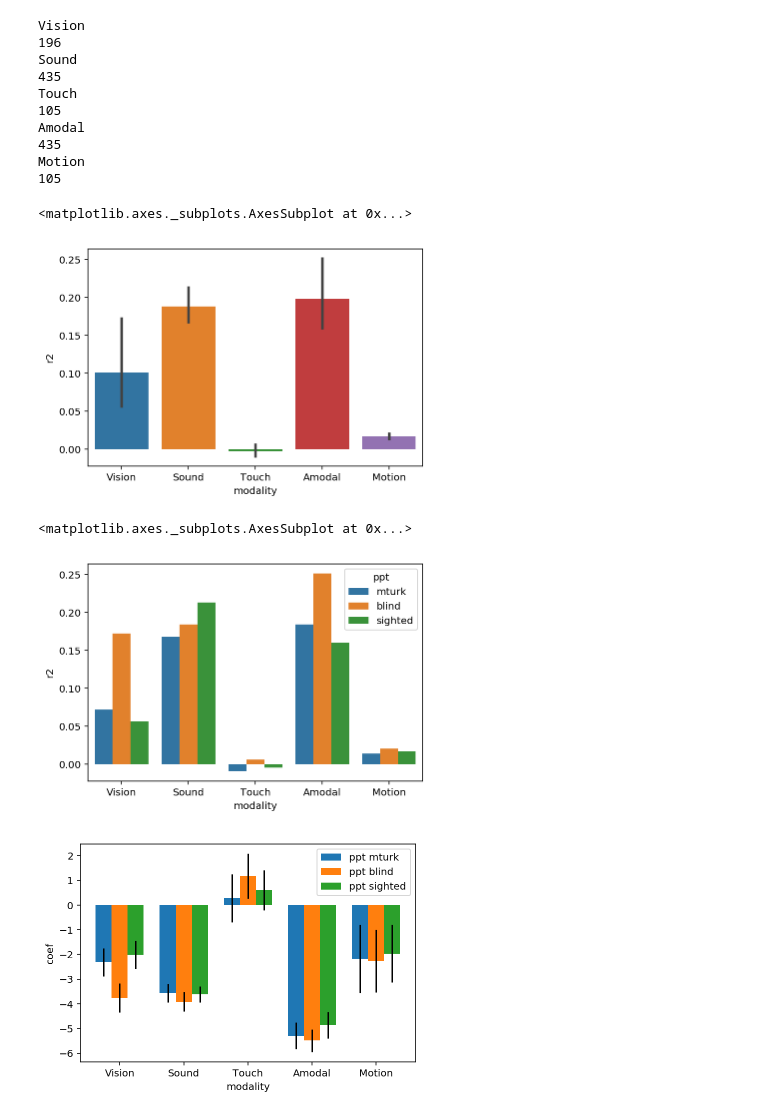
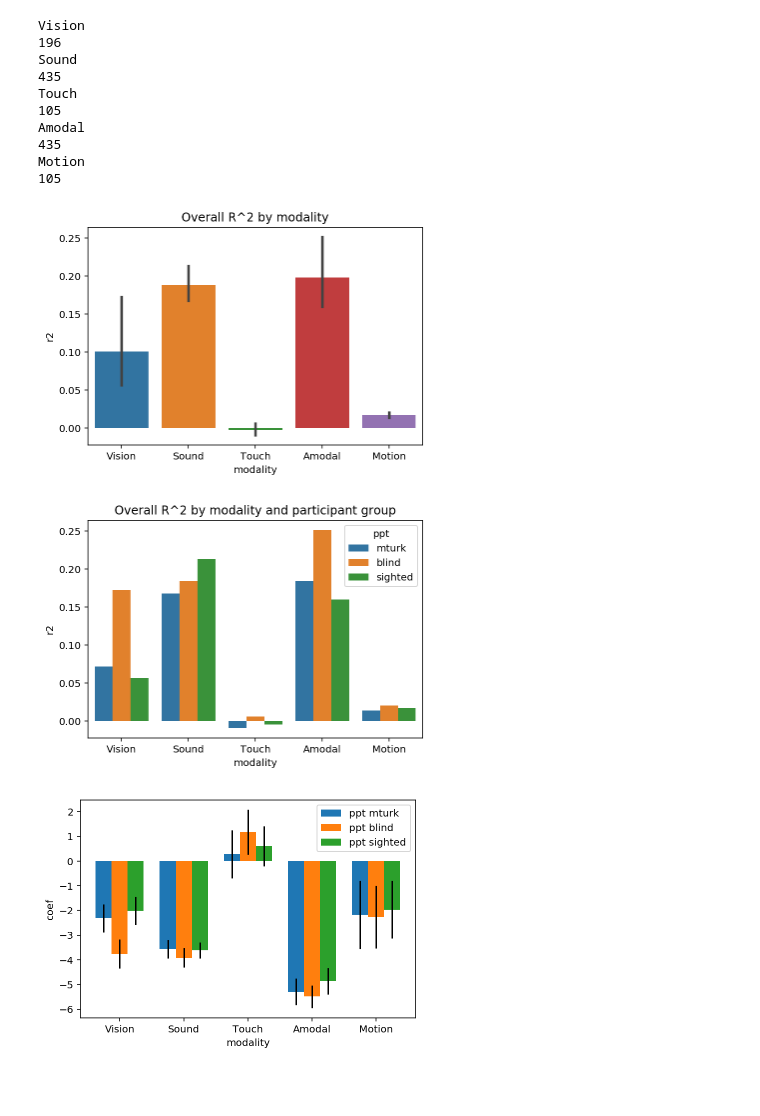
Before and after one commit to seantrott/abstract_concrete, a Jupyter notebook: comparing_to_humans.ipynb, the cells around one changed output. Saved outputs shown, nothing was run; the diff lists cells and outputs as text; code cells hidden in the pictures; blank space fills up the shorter version.

```diff
--- a/comparing_to_humans.ipynb
+++ b/comparing_to_humans.ipynb
@@ -145,3 +145,5 @@ df_merged['Cat1'] = df_merged['C1'].apply(lambda x: modalities[x])
 df_merged['Cat2'] = df_merged['C2'].apply(lambda x: modalities[x])
 # %% [markdown]
 ### Get overall R^2 for each group, for each modality
+# %%
+df_same = df_merged[df_merged['same_modality']==True]
@@ -147,0 +152,14 @@ df_merged['Cat2'] = df_merged['C2'].apply(lambda x: modalities[x])
+# %%
+modality_to_r2 = []
+
+for modality in ['Vision', 'Sound', 'Touch', 'Amodal', 'Motion']:
+    df_reduced = df_same[df_same['Cat1']==modality]
+    result_blind_sighted = sm.ols(formula='blind_avg ~ sighted_avg',
+                                 data = df_reduced).fit()
+    # result_blind_sighted.summary()
+
+
+    modality_to_r2.append({
+        'r2': result_blind_sighted.rsquared_adj,
+        'modality': modality
+    })
@@ -202,15 +230,17 @@ df_modality_r2 = pd.DataFrame(modality_to_r2)
 # %%
 sns.barplot(data = df_modality_r2,
            x = "modality", y ="r2")
+plt.title("Overall R^2 by modality")
+plt.savefig("Figures/blind_sighted/overall_modality_r2.png", dpi=300)
 # %% [output]
-<matplotlib.axes._subplots.AxesSubplot at 0x...>
-[figure, old version]
+[figure, new version]
 # %%
 sns.barplot(data = df_modality_r2,
            x = "modality", y ="r2", hue="ppt")
+plt.title("Overall R^2 by modality and participant group")
+plt.savefig("Figures/blind_sighted/breakdown_modality_r2.png", dpi=300)
 # %% [output]
-<matplotlib.axes._subplots.AxesSubplot at 0x...>
-[figure, old version]
+[figure, new version]
 # %%
 def grouped_barplot(df, cat,subcat, val , err):
     """Just for making barplots with error bars."""
```
Also changed, not shown: parts of 10 cells of this notebook, 2 other files.
